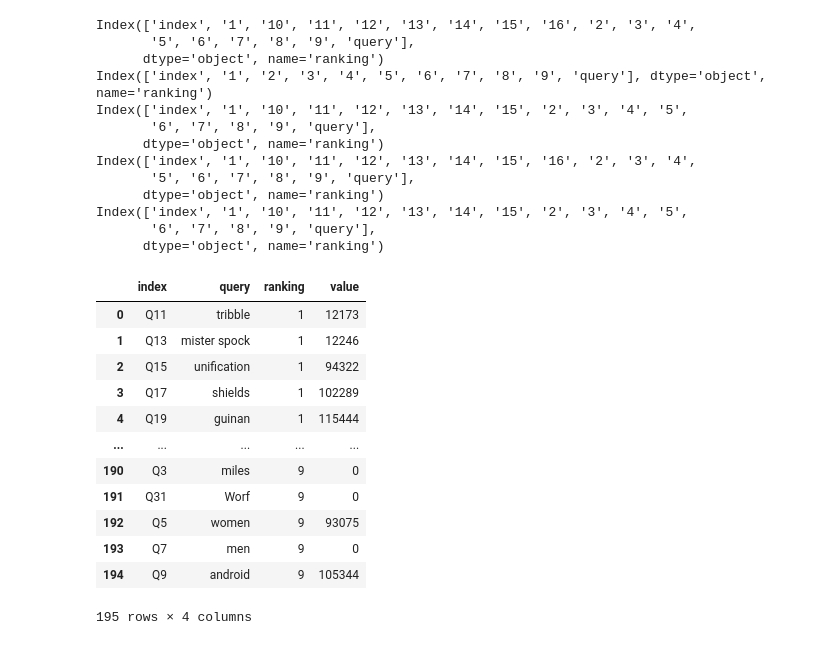
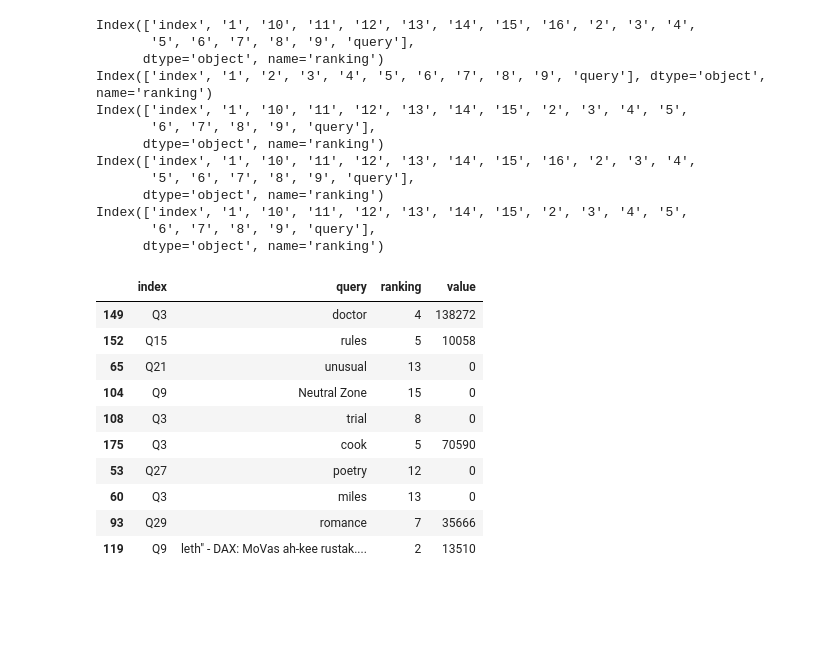
Before and after one commit to scmcqueen/StarTrek_SearchEngine, a Jupyter notebook: qsf_filler.ipynb, the cells around one changed output. Saved outputs shown, nothing was run; the diff lists cells and outputs as text; code cells hidden in the pictures; blank space fills up the shorter version.

Commit message:
save temp ranking data

```diff
--- a/qsf_filler.ipynb
+++ b/qsf_filler.ipynb
@@ -395,20 +395,30 @@ Index(['index', '1', '10', '11', '12', '13', '14', '15', '16', '2', '3', '4',
 Index(['index', '1', '10', '11', '12', '13', '14', '15', '2', '3', '4', '5',
        '6', '7', '8', '9', 'query'],
       dtype='object', name='ranking')
-# %%
-pd.melt(frame=week5,id_vars=['index','query'],value_vars=[ '1', '10', '11', '12', '13', '14', '15', '2', '3', '4', '5',
-       '6', '7', '8', '9'])
-# %% [output]
-|  | index | query | ranking | value |
-| 0 | Q11 | tribble | 1 | 12173 |
-| 1 | Q13 | mister spock | 1 | 12246 |
-| 2 | Q15 | unification | 1 | 94322 |
-| 3 | Q17 | shields | 1 | 102289 |
-| 4 | Q19 | guinan | 1 | 115444 |
-| ... | ... | ... | ... | ... |
-| 190 | Q3 | miles | 9 | 0 |
-| 191 | Q31 | Worf | 9 | 0 |
-| 192 | Q5 | women | 9 | 93075 |
-| 193 | Q7 | men | 9 | 0 |
-| 194 | Q9 | android | 9 | 105344 |
-195 rows × 4 columns
+# %%
+w5=pd.melt(frame=week5,id_vars=['index','query'],value_vars=[ '1', '10', '11', '12', '13', '14', '15', '2', '3', '4', '5',
+       '6', '7', '8', '9'])
+w4=pd.melt(frame=week4,id_vars=['index','query'],value_vars=['1', '10', '11', '12', '13', '14', '15', '16', '2', '3', '4',
+       '5', '6', '7', '8', '9'])
+w3=pd.melt(frame=week3,id_vars=['index','query'],value_vars=['1', '10', '11', '12', '13', '14', '15', '2', '3', '4', '5',
+       '6', '7', '8', '9'])
+w2=pd.melt(frame=week2,id_vars=['index','query'],value_vars=['1', '2', '3', '4', '5', '6', '7', '8', '9'])
+w1=pd.melt(frame=final_ranking,id_vars=['index','query'],value_vars=['1', '10', '11', '12', '13', '14', '15', '16', '2', '3', '4',
+       '5', '6', '7', '8', '9'])
+# %%
+# 3.25 learn to rank data
+combined_eval_data = pd.concat([w5,w4,w3,w2,w1])
+#combined_eval_data.to_csv('skyeler_ranking_data.csv')
+combined_eval_data.sample(10)
+# %% [output]
+|  | index | query | ranking | value |
+| 149 | Q3 | doctor | 4 | 138272 |
+| 152 | Q15 | rules | 5 | 10058 |
+| 65 | Q21 | unusual | 13 | 0 |
+| 104 | Q9 | Neutral Zone | 15 | 0 |
+| 108 | Q3 | trial | 8 | 0 |
+| 175 | Q3 | cook | 5 | 70590 |
+| 53 | Q27 | poetry | 12 | 0 |
+| 60 | Q3 | miles | 13 | 0 |
+| 93 | Q29 | romance | 7 | 35666 |
+| 119 | Q9 | leth" - DAX: MoVas ah-kee rustak.... | 2 | 13510 |
```
Also changed, not shown: 1 other file.
